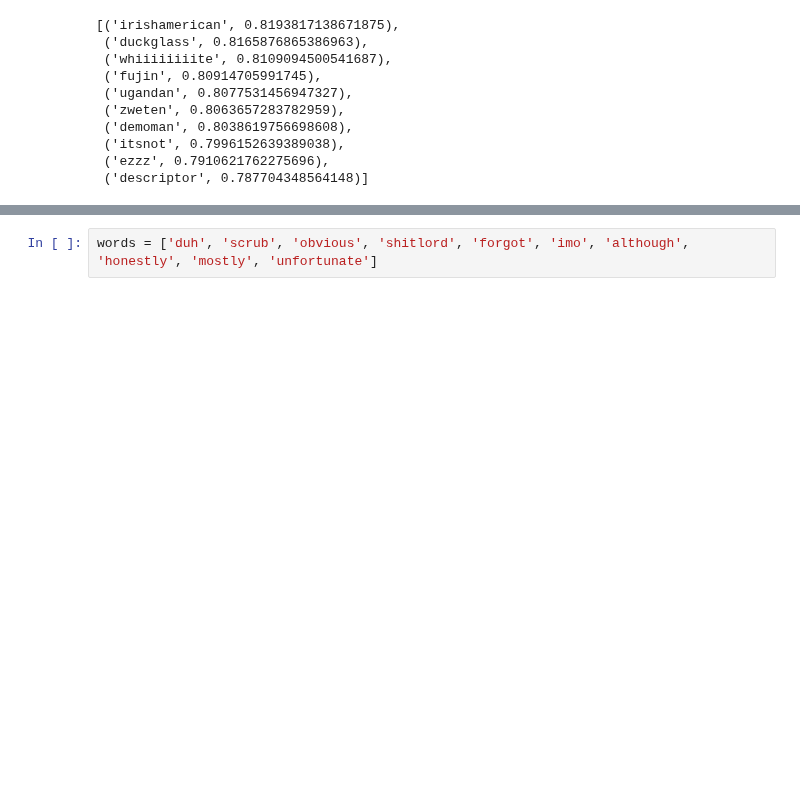
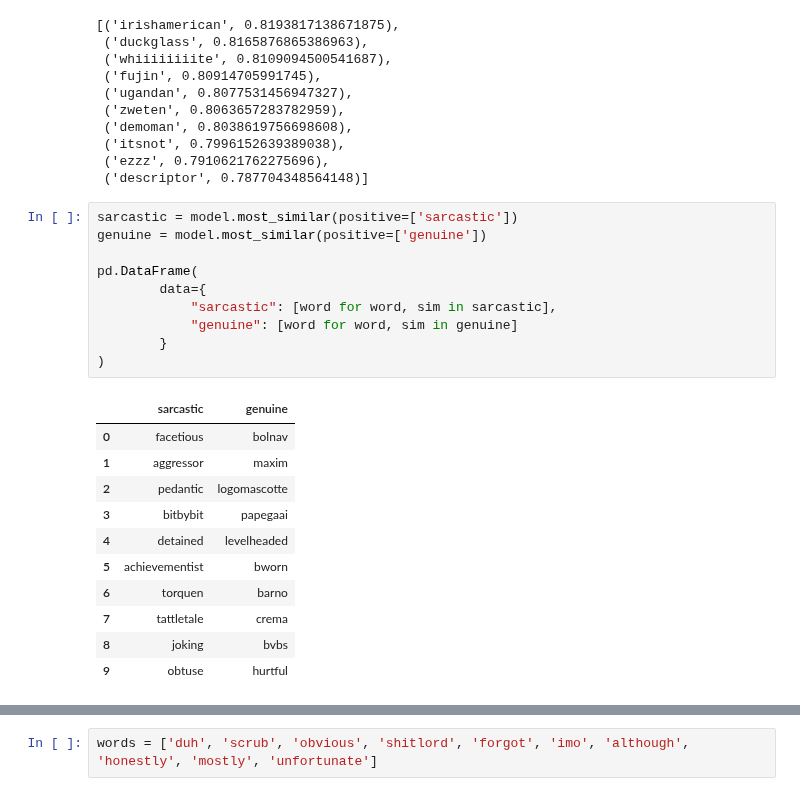
Before and after one commit to Sveto-G/Reddit-Sarcasm, a Jupyter notebook: Notebooks/word2vec.ipynb, the cells around one changed output, grey strips where cells are left out. Drawn from its saved outputs; the diff is of its cells as text; blank space fills up the shorter version.

```diff
--- a/Notebooks/word2vec.ipynb
+++ b/Notebooks/word2vec.ipynb
@@ -166,3 +176,25 @@ model.most_similar(['onion', 'facetious'])
  ('itsnot', 0.7996152639389038),
  ('ezzz', 0.7910621762275696),
  ('descriptor', 0.787704348564148)]
+# %%
+sarcastic = model.most_similar(positive=['sarcastic'])
+genuine = model.most_similar(positive=['genuine'])
+
+pd.DataFrame(
+        data={
+            "sarcastic": [word for word, sim in sarcastic],
+            "genuine": [word for word, sim in genuine]
+        }
+)
+# %% [output]
+|  | sarcastic | genuine |
+| 0 | facetious | bolnav |
+| 1 | aggressor | maxim |
+| 2 | pedantic | logomascotte |
+| 3 | bitbybit | papegaai |
+| 4 | detained | levelheaded |
+| 5 | achievementist | bworn |
+| 6 | torquen | barno |
+| 7 | tattletale | crema |
+| 8 | joking | bvbs |
+| 9 | obtuse | hurtful |
```
Also changed, not shown: parts of 18 cells of this notebook.
